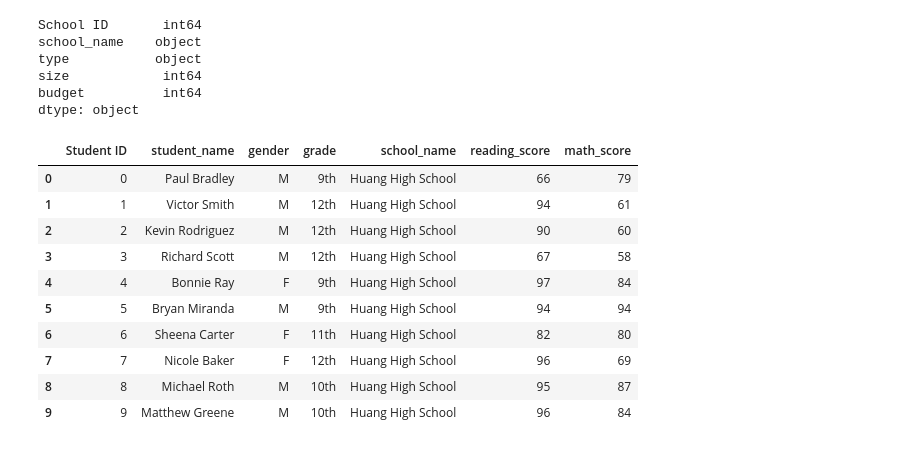
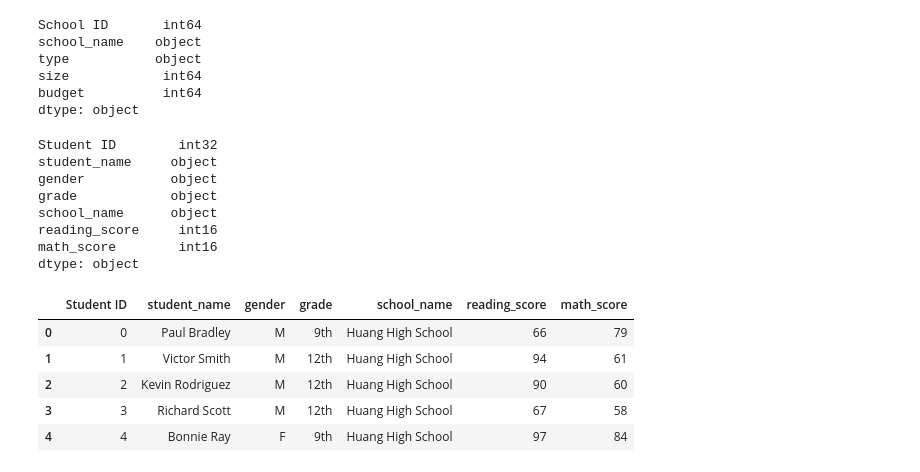
Before and after one commit to Akotovets1/School_District_Analysis, a Jupyter notebook: PyCitySchools.ipynb, the cells around one changed output. Drawn from its saved outputs; the diff is of its cells as text; code cells hidden in the pictures.

Commit message:
Adding final version PyCitySchools.ipynb

```diff
--- a/PyCitySchools.ipynb
+++ b/PyCitySchools.ipynb
@@ -150,23 +150,30 @@ type           object
 size            int64
 budget          int64
 dtype: object
+# %%
+#changing the data types to fit an appropriate range of the numbers
+student_data_df.astype({'Student ID': 'int32','reading_score': 'int16','math_score':'int16'}).dtypes
+# %% [output]
+Student ID        int32
+student_name     object
+gender           object
+grade            object
+school_name      object
+reading_score     int16
+math_score        int16
+dtype: object
 # %%
 # Add each prefix and suffix to remove to a list.
 prefixes_suffixes = ["Dr. ", "Mr. ","Ms. ", "Mrs. ", "Miss ", " MD", " DDS", " DVM", " PhD"]
 # %%
 #Iterate through the prefixes_suffixes list and replace them with an empty space, ""
 for word in prefixes_suffixes:
     student_data_df["student_name"] = student_data_df["student_name"].str.replace(word,"")
-student_data_df.head(10)
+student_data_df.head()
 # %% [output]
 |  | Student ID | student_name | gender | grade | school_name | reading_score | math_score |
 | 0 | 0 | Paul Bradley | M | 9th | Huang High School | 66 | 79 |
 | 1 | 1 | Victor Smith | M | 12th | Huang High School | 94 | 61 |
 | 2 | 2 | Kevin Rodriguez | M | 12th | Huang High School | 90 | 60 |
 | 3 | 3 | Richard Scott | M | 12th | Huang High School | 67 | 58 |
 | 4 | 4 | Bonnie Ray | F | 9th | Huang High School | 97 | 84 |
-| 5 | 5 | Bryan Miranda | M | 9th | Huang High School | 94 | 94 |
-| 6 | 6 | Sheena Carter | F | 11th | Huang High School | 82 | 80 |
-| 7 | 7 | Nicole Baker | F | 12th | Huang High School | 96 | 69 |
-| 8 | 8 | Michael Roth | M | 10th | Huang High School | 95 | 87 |
-| 9 | 9 | Matthew Greene | M | 10th | Huang High School | 96 | 84 |
```
Also changed, not shown: parts of 65 cells of this notebook, 1 other file.
